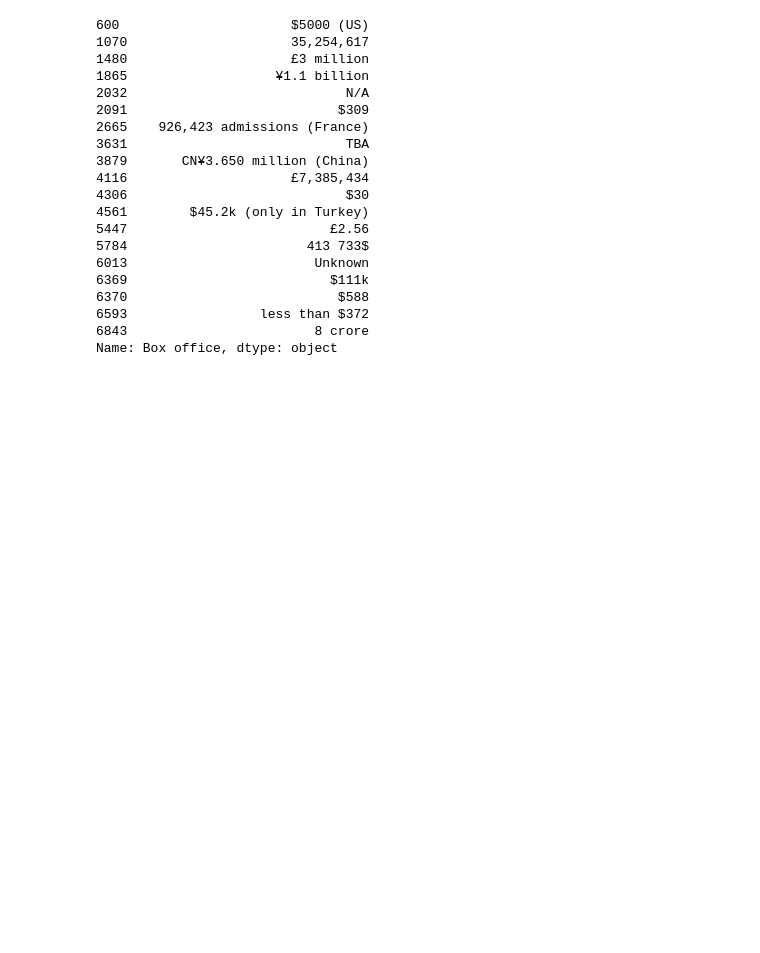
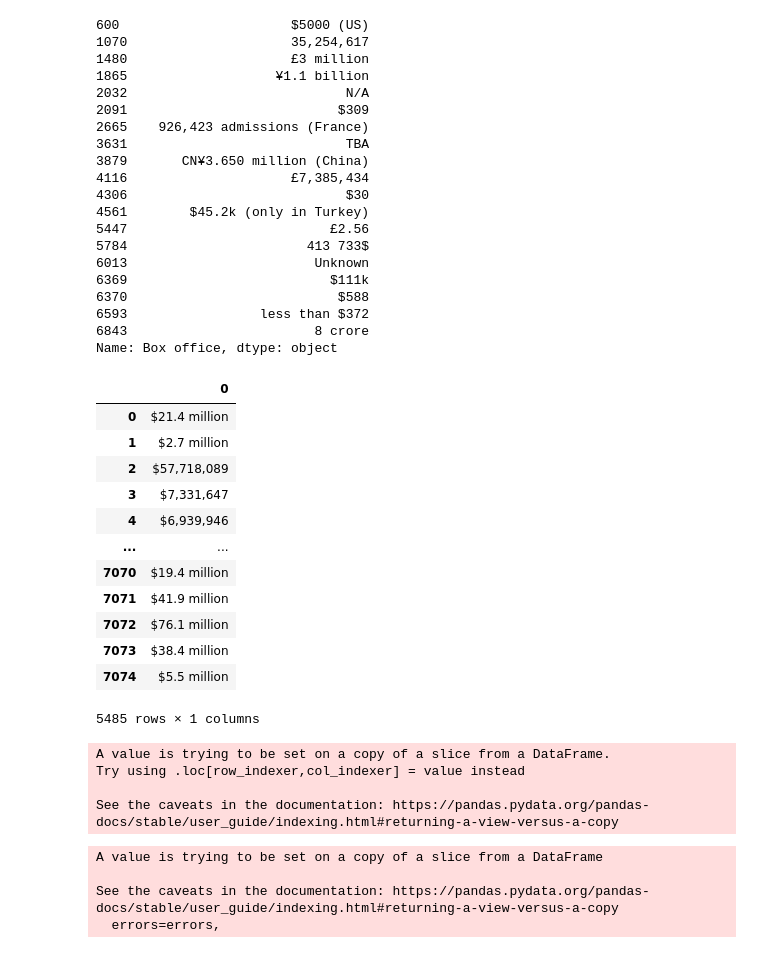
Before and after one commit to vflopez77/Movies-ETL, a Jupyter notebook: Wikipedia_Extract.ipynb, the cells around one changed output. Drawn from its saved outputs; the diff is of its cells as text; code cells hidden in the pictures; blank space fills up the shorter version.

```diff
--- a/Wikipedia_Extract.ipynb
+++ b/Wikipedia_Extract.ipynb
@@ -467,3 +467,19 @@ Name: Box office, dtype: object
 # %%
 # Adjusting ranges to last value
 box_office = box_office.str.replace(r'\$.*[-—–](?![a-z])', '$', regex=True)
+# %%
+box_office.str.extract(f'({form_one}|{form_two})')
+# %% [output]
+|  | 0 |
+| 0 | $21.4 million |
+| 1 | $2.7 million |
+| 2 | $57,718,089 |
+| 3 | $7,331,647 |
+| 4 | $6,939,946 |
+| ... | ... |
+| 7070 | $19.4 million |
+| 7071 | $41.9 million |
+| 7072 | $76.1 million |
+| 7073 | $38.4 million |
+| 7074 | $5.5 million |
+5485 rows × 1 columns
@@ -469,0 +531,16 @@ box_office = box_office.str.replace(r'\$.*[-—–](?![a-z])', '$', regex=True)
+# %%
+# Perform transformations
+wiki_movies_df['box_office'] = box_office.str.extract(f'({form_one}|{form_two})', flags=re.IGNORECASE)[0].apply(parse_dollars)
+# %% [output]
+A value is trying to be set on a copy of a slice from a DataFrame.
+Try using .loc[row_indexer,col_indexer] = value instead
+
+See the caveats in the documentation: https://pandas.pydata.org/pandas-docs/stable/user_guide/indexing.html#returning-a-view-versus-a-copy
+# %%
+# Dropping original Box office column
+wiki_movies_df.drop('Box office', axis=1, inplace=True)
+# %% [output]
+A value is trying to be set on a copy of a slice from a DataFrame
+
+See the caveats in the documentation: https://pandas.pydata.org/pandas-docs/stable/user_guide/indexing.html#returning-a-view-versus-a-copy
+  errors=errors,
```
Also changed, not shown: parts of 2 cells of this notebook.
